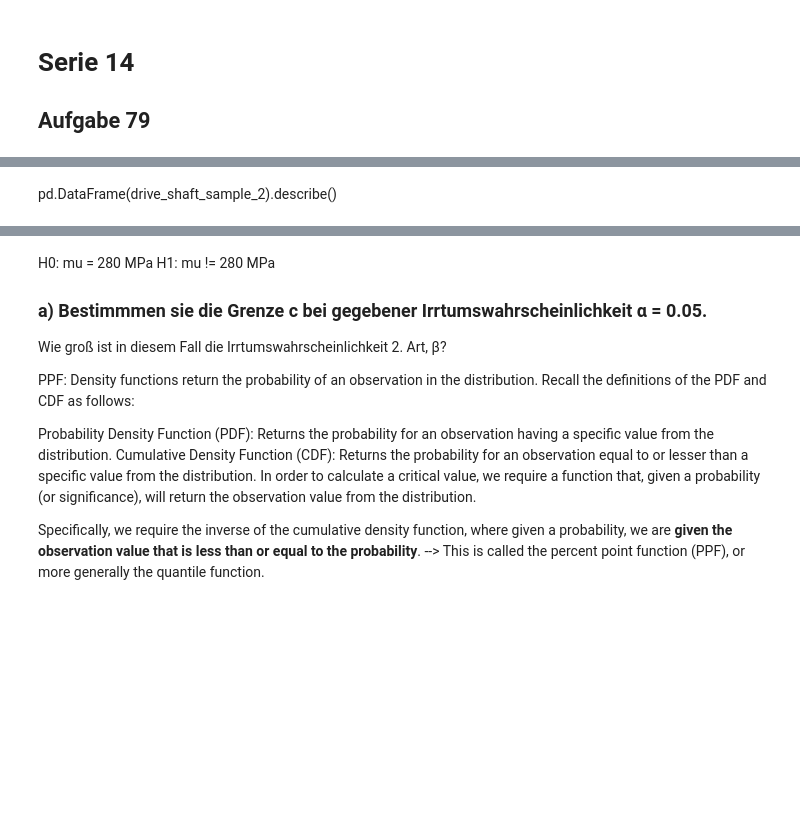
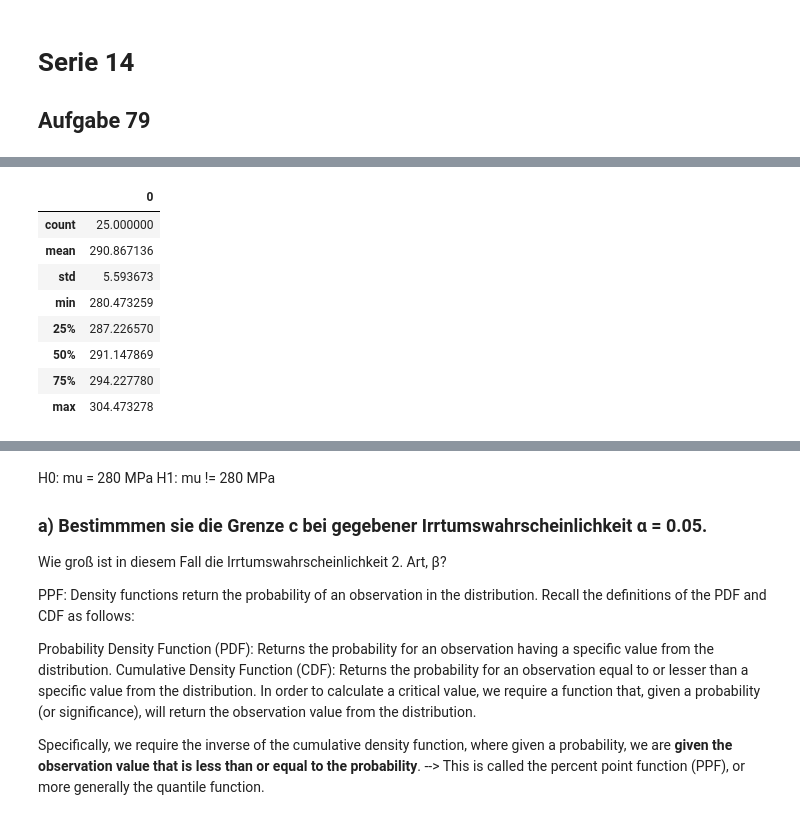
Before and after one commit to yvokeller/probability-calculation, a Jupyter notebook: le4_hypothesis_tests.ipynb, the cells around one changed output, grey strips where cells are left out. Saved outputs shown, nothing was run; the diff lists cells and outputs as text; code cells hidden in the pictures; blank space fills up the shorter version.

```diff
--- a/le4_hypothesis_tests.ipynb
+++ b/le4_hypothesis_tests.ipynb
@@ -62,5 +143,15 @@ pd.DataFrame(drive_shaft_sample_1).describe()
-# %% [markdown]
-pd.DataFrame(drive_shaft_sample_2).describe()
+# %%
+pd.DataFrame(drive_shaft_sample_2).describe()
+# %% [output]
+|  | 0 |
+| count | 25.000000 |
+| mean | 290.867136 |
+| std | 5.593673 |
+| min | 280.473259 |
+| 25% | 287.226570 |
+| 50% | 291.147869 |
+| 75% | 294.227780 |
+| max | 304.473278 |
 # %%
 mu_s1 = np.mean(drive_shaft_sample_1)
 print(mu_s1)
```
Also changed, not shown: parts of 64 cells of this notebook.
